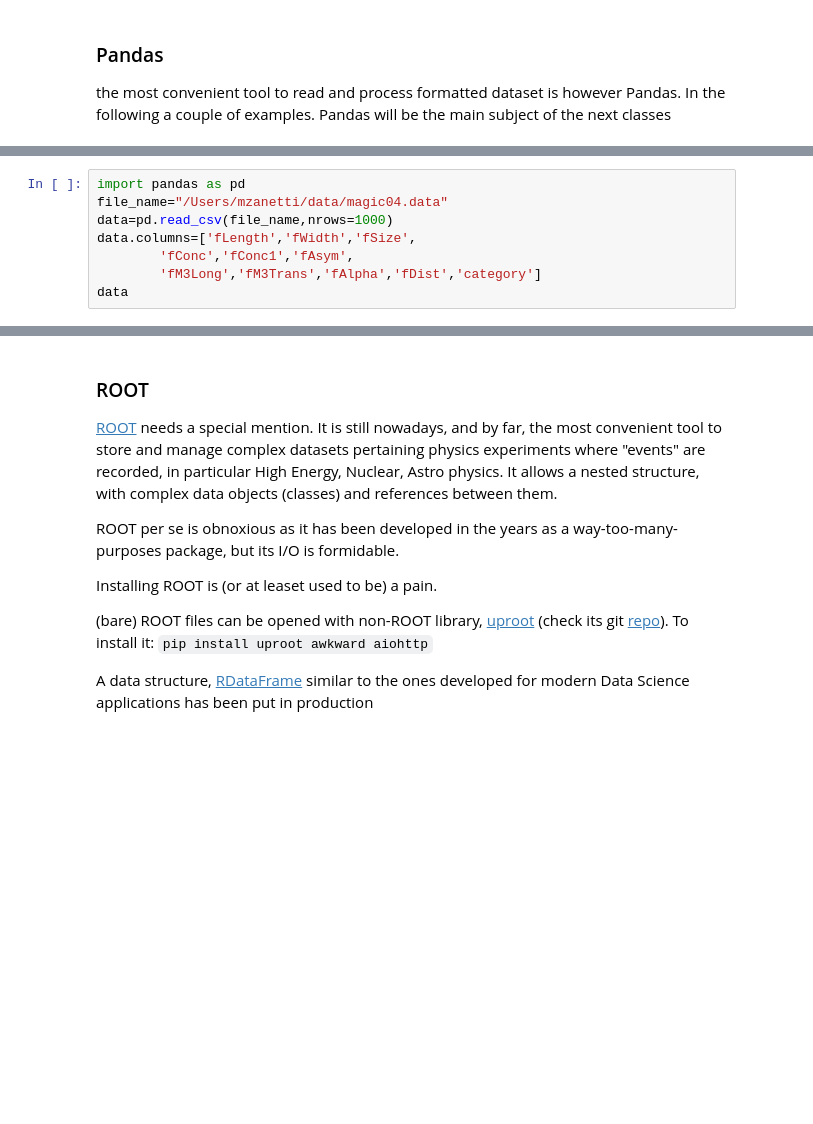
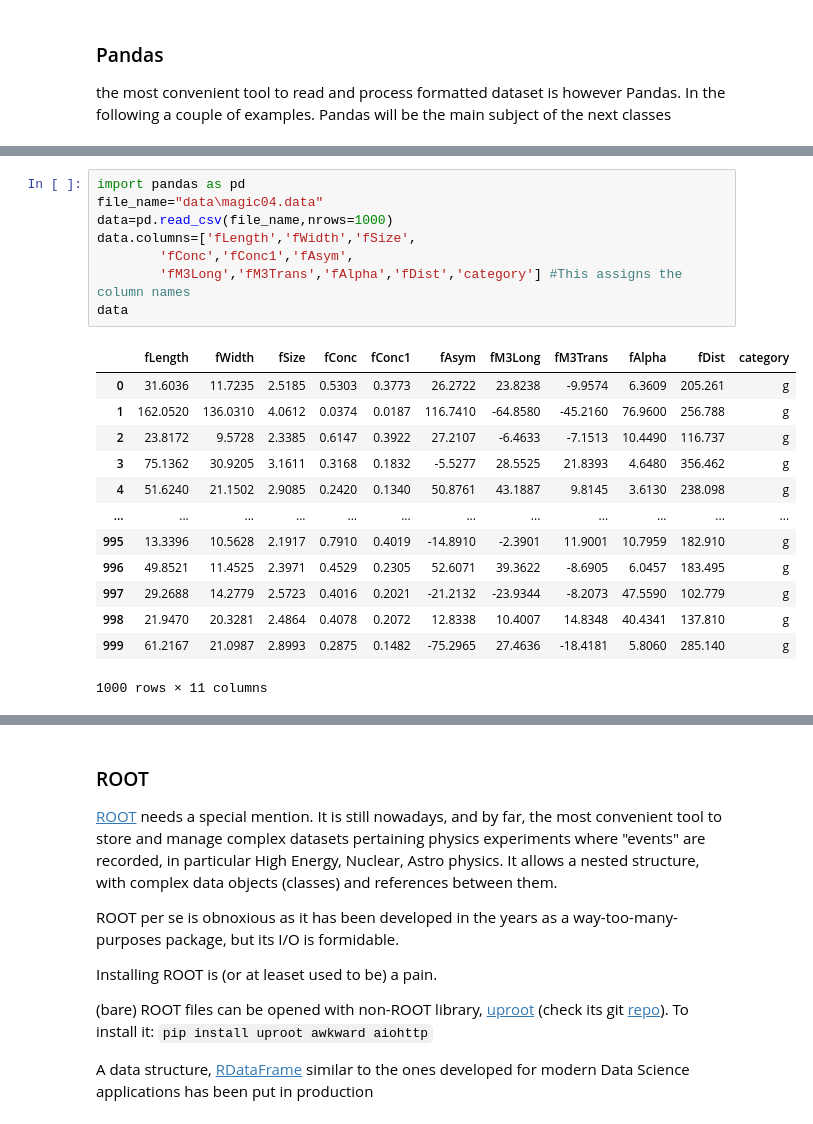
Before and after one commit to matteocalcagniphysics/LaboratoryOfComputationalPhysics_Y8, a Jupyter notebook: 05_OSEMN.ipynb, the cells around one changed output, grey strips where cells are left out. Drawn from its saved outputs; the diff is of its cells as text; blank space fills up the shorter version.

```diff
--- a/05_OSEMN.ipynb
+++ b/05_OSEMN.ipynb
@@ -343,11 +453,25 @@ data
 # %%
 import pandas as pd
-file_name="/Users/mzanetti/data/magic04.data"
+file_name="data\magic04.data"
 data=pd.read_csv(file_name,nrows=1000)
 data.columns=['fLength','fWidth','fSize',
         'fConc','fConc1','fAsym',
-        'fM3Long','fM3Trans','fAlpha','fDist','category']
+        'fM3Long','fM3Trans','fAlpha','fDist','category'] #This assigns the column names
 data
+# %% [output]
+|  | fLength | fWidth | fSize | fConc | fConc1 | fAsym | fM3Long | fM3Trans | fAlpha | fDist | category |
+| 0 | 31.6036 | 11.7235 | 2.5185 | 0.5303 | 0.3773 | 26.2722 | 23.8238 | -9.9574 | 6.3609 | 205.261 | g |
+| 1 | 162.0520 | 136.0310 | 4.0612 | 0.0374 | 0.0187 | 116.7410 | -64.8580 | -45.2160 | 76.9600 | 256.788 | g |
+| 2 | 23.8172 | 9.5728 | 2.3385 | 0.6147 | 0.3922 | 27.2107 | -6.4633 | -7.1513 | 10.4490 | 116.737 | g |
+| 3 | 75.1362 | 30.9205 | 3.1611 | 0.3168 | 0.1832 | -5.5277 | 28.5525 | 21.8393 | 4.6480 | 356.462 | g |
+| 4 | 51.6240 | 21.1502 | 2.9085 | 0.2420 | 0.1340 | 50.8761 | 43.1887 | 9.8145 | 3.6130 | 238.098 | g |
+| ... | ... | ... | ... | ... | ... | ... | ... | ... | ... | ... | ... |
+| 995 | 13.3396 | 10.5628 | 2.1917 | 0.7910 | 0.4019 | -14.8910 | -2.3901 | 11.9001 | 10.7959 | 182.910 | g |
+| 996 | 49.8521 | 11.4525 | 2.3971 | 0.4529 | 0.2305 | 52.6071 | 39.3622 | -8.6905 | 6.0457 | 183.495 | g |
+| 997 | 29.2688 | 14.2779 | 2.5723 | 0.4016 | 0.2021 | -21.2132 | -23.9344 | -8.2073 | 47.5590 | 102.779 | g |
+| 998 | 21.9470 | 20.3281 | 2.4864 | 0.4078 | 0.2072 | 12.8338 | 10.4007 | 14.8348 | 40.4341 | 137.810 | g |
+| 999 | 61.2167 | 21.0987 | 2.8993 | 0.2875 | 0.1482 | -75.2965 | 27.4636 | -18.4181 | 5.8060 | 285.140 | g |
+1000 rows × 11 columns
 # %%
 %matplotlib inline
 
```
Also changed, not shown: parts of 22 cells of this notebook, 16 other files.
